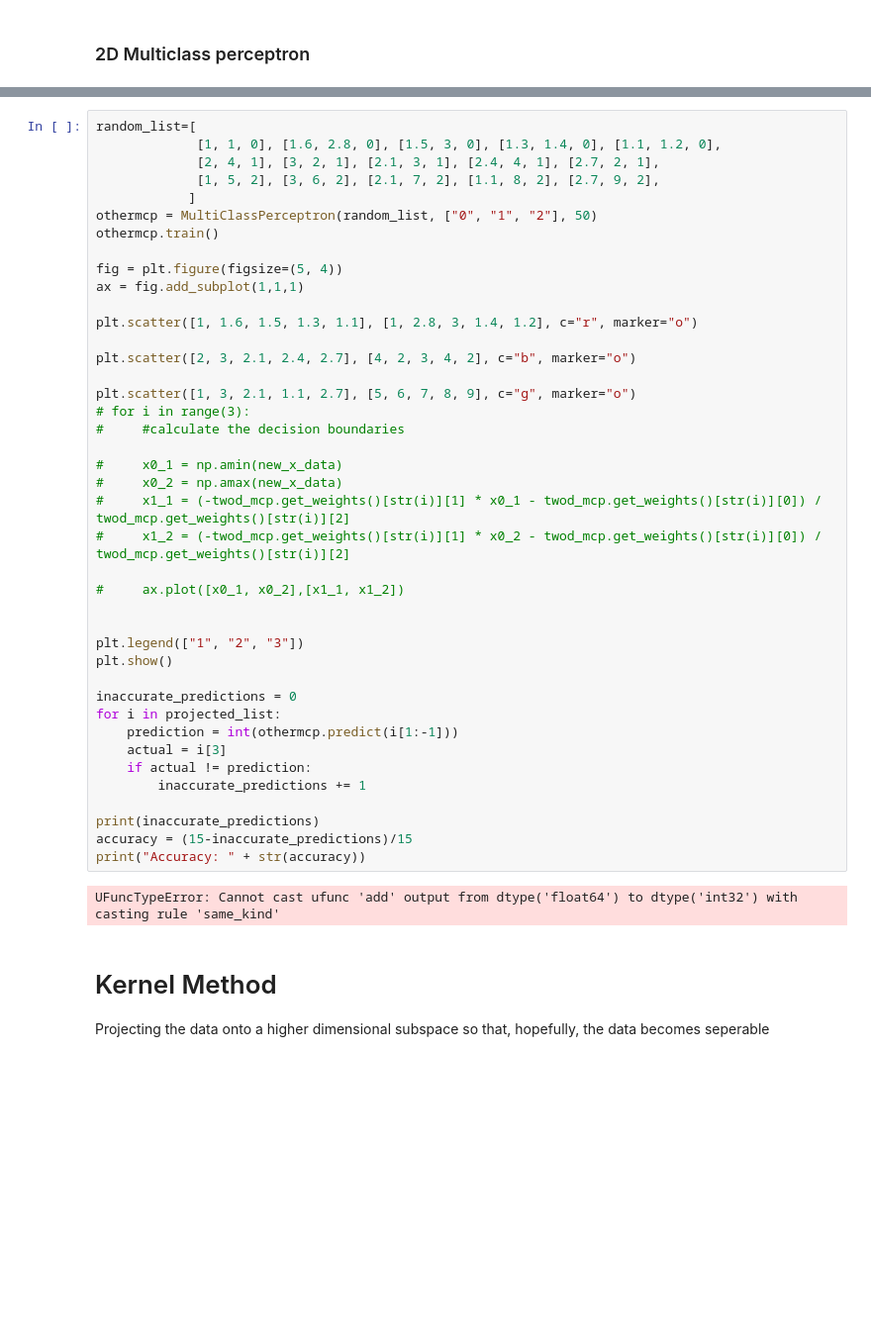
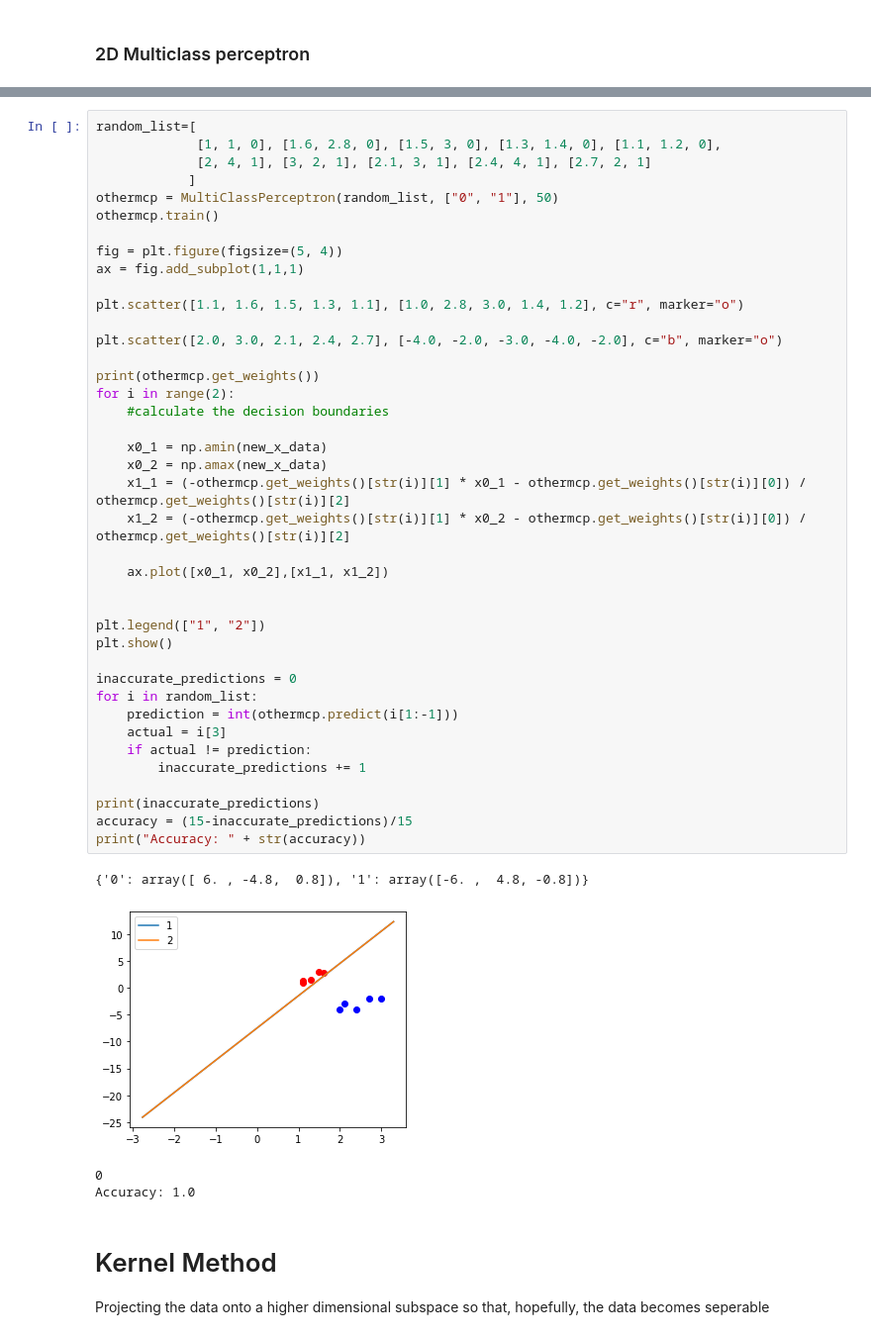
Before and after one commit to tludlow/Iris-Classification, a Jupyter notebook: coursework.ipynb, the cells around one changed output, grey strips where cells are left out. Shown at 99% size. Drawn from its saved outputs; the diff is of its cells as text; blank space fills up the shorter version.

```diff
--- a/coursework.ipynb
+++ b/coursework.ipynb
@@ -263,46 +260,48 @@ Accuracy: 0.8933333333333333
 # %%
 random_list=[
              [1, 1, 0], [1.6, 2.8, 0], [1.5, 3, 0], [1.3, 1.4, 0], [1.1, 1.2, 0],
-             [2, 4, 1], [3, 2, 1], [2.1, 3, 1], [2.4, 4, 1], [2.7, 2, 1],
-             [1, 5, 2], [3, 6, 2], [2.1, 7, 2], [1.1, 8, 2], [2.7, 9, 2],
+             [2, 4, 1], [3, 2, 1], [2.1, 3, 1], [2.4, 4, 1], [2.7, 2, 1]
             ]
-othermcp = MultiClassPerceptron(random_list, ["0", "1", "2"], 50)
+othermcp = MultiClassPerceptron(random_list, ["0", "1"], 50)
 othermcp.train()
 
 fig = plt.figure(figsize=(5, 4))
 ax = fig.add_subplot(1,1,1)
 
-plt.scatter([1, 1.6, 1.5, 1.3, 1.1], [1, 2.8, 3, 1.4, 1.2], c="r", marker="o")
+plt.scatter([1.1, 1.6, 1.5, 1.3, 1.1], [1.0, 2.8, 3.0, 1.4, 1.2], c="r", marker="o")
 
-plt.scatter([2, 3, 2.1, 2.4, 2.7], [4, 2, 3, 4, 2], c="b", marker="o")
+plt.scatter([2.0, 3.0, 2.1, 2.4, 2.7], [-4.0, -2.0, -3.0, -4.0, -2.0], c="b", marker="o")
 
-plt.scatter([1, 3, 2.1, 1.1, 2.7], [5, 6, 7, 8, 9], c="g", marker="o")
-# for i in range(3):
-#     #calculate the decision boundaries
+print(othermcp.get_weights())
+for i in range(2):
+    #calculate the decision boundaries
 
-#     x0_1 = np.amin(new_x_data)
-#     x0_2 = np.amax(new_x_data)
-#     x1_1 = (-twod_mcp.get_weights()[str(i)][1] * x0_1 - twod_mcp.get_weights()[str(i)][0]) / twod_mcp.get_weights()[str(i)][2]
-#     x1_2 = (-twod_mcp.get_weights()[str(i)][1] * x0_2 - twod_mcp.get_weights()[str(i)][0]) / twod_mcp.get_weights()[str(i)][2]
+    x0_1 = np.amin(new_x_data)
+    x0_2 = np.amax(new_x_data)
+    x1_1 = (-othermcp.get_weights()[str(i)][1] * x0_1 - othermcp.get_weights()[str(i)][0]) / othermcp.get_weights()[str(i)][2]
+    x1_2 = (-othermcp.get_weights()[str(i)][1] * x0_2 - othermcp.get_weights()[str(i)][0]) / othermcp.get_weights()[str(i)][2]
 
-#     ax.plot([x0_1, x0_2],[x1_1, x1_2])
+    ax.plot([x0_1, x0_2],[x1_1, x1_2])
 
 
-plt.legend(["1", "2", "3"])
+plt.legend(["1", "2"])
 plt.show()
 
 inaccurate_predictions = 0
-for i in projected_list:
+for i in random_list:
     prediction = int(othermcp.predict(i[1:-1]))
     actual = i[3]
     if actual != prediction:
         inaccurate_predictions += 1
 
 print(inaccurate_predictions)
 accuracy = (15-inaccurate_predictions)/15
 print("Accuracy: " + str(accuracy))
 # %% [output]
-UFuncTypeError: Cannot cast ufunc 'add' output from dtype('float64') to dtype('int32') with casting rule 'same_kind'
+{'0': array([ 6. , -4.8,  0.8]), '1': array([-6. ,  4.8, -0.8])}
+[figure, added]
+0
+Accuracy: 1.0
 # %% [markdown]
 # Kernel Method
 Projecting the data onto a higher dimensional subspace so that, hopefully, the data becomes seperable
```
Also changed, not shown: parts of 5 cells of this notebook.
